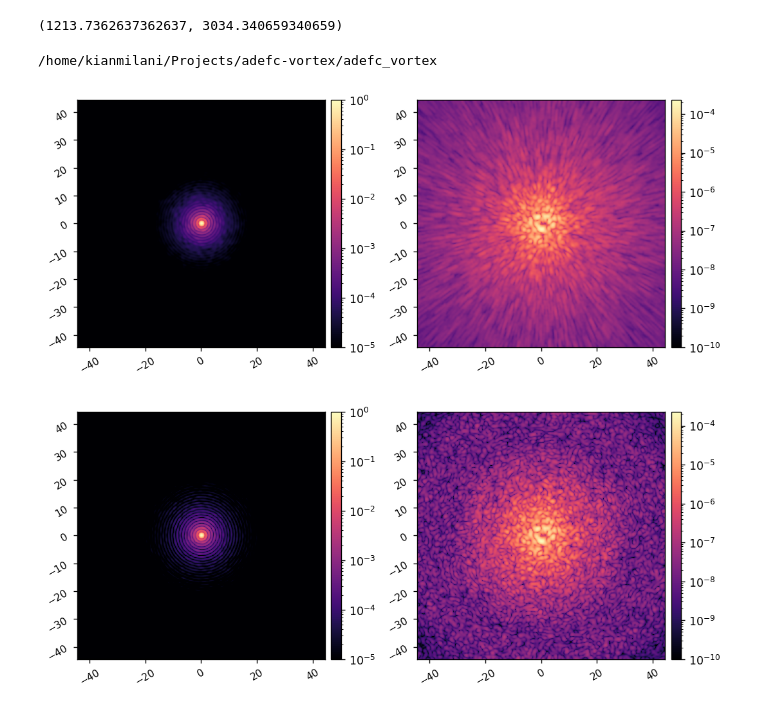
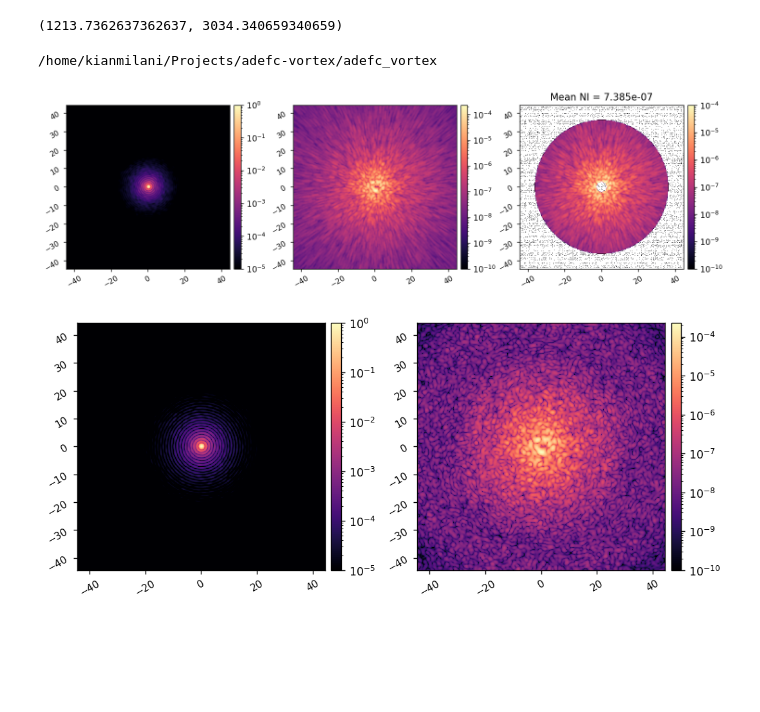
Before and after one commit to kian1377/aefc-vortex, a Jupyter notebook: fresnel-sims/efc_bb_96.ipynb, the cells around one changed output. Drawn from its saved outputs; the diff is of its cells as text; code cells hidden in the pictures; blank space fills up the shorter version.

```diff
--- a/fresnel-sims/efc_bb_96.ipynb
+++ b/fresnel-sims/efc_bb_96.ipynb
@@ -87,36 +87,49 @@ reload(fresnel)
 # I = fresnel.CORO(
 #     dm1_gains=1 + 0.02*xp.random.randn(96,96),
 #     dm2_gains=1 + 0.02*xp.random.randn(96,96),
 #     inf_fun_coupling=0.17,
 #     dm1_shift=np.array([100, 25 ])*u.um,
 #     dm2_shift=np.array([-25, -100 ])*u.um,
 #     lyot_shift=np.array([-50, -50 ])*u.um,
 #     # dm1_ref=dm1_flat,
 # )
 I = fresnel.CORO(
     dm1_gains=1 + 0.02*xp.random.randn(96,96),
     dm2_gains=1 + 0.02*xp.random.randn(96,96),
     inf_fun_coupling=0.17,
     dm1_shift=np.array([75, 75 ])*u.um,
     dm2_shift=np.array([-75, -75 ])*u.um,
     lyot_shift=np.array([-75, 75 ])*u.um,
     # dm1_ref=dm1_flat,
 )
 I.use_opds = True
 I.bandpasses = bandpasses
 
 I.use_vortex = False
 ref_psf = I.snap()
 I.Imax_ref = xp.max(ref_psf)
 ref_psf /= I.Imax_ref
 I.use_vortex = True
 ref_coro_im = I.snap()
 
-imshow2(ref_psf, ref_coro_im,
-        pxscl=I.psf_pixelscale_lamDc, lognorm=True, vmin1=1e-5, vmin2=1e-10)
+reload(utils)
+I.reset_dms()
+iwa = 3
+owa = 36
+rot = 0
+control_mask = utils.create_annular_focal_plane_mask(I.npsf, I.psf_pixelscale_lamDc, irad=iwa, orad=owa, edge=None, rotation=rot)
+# control_mask = utils.create_annular_focal_plane_mask(I.npsf, I.psf_pixelscale_lamDc, irad=iwa, orad=owa, edge=iwa, rotation=rot)
+mean_ni0 = xp.mean(ref_coro_im[control_mask])
+
+imshow3(
+    ref_psf, ref_coro_im, ref_coro_im*control_mask,
+    '', '', f'Mean NI = {mean_ni0:.3e}',
+    pxscl=I.psf_pixelscale_lamDc,
+    lognorm=True, vmin1=1e-5, vmin2=1e-10, vmin3=1e-10,
+)
 # %% [output]
 /home/kianmilani/Projects/adefc-vortex/adefc_vortex
-[figure, old version]
+[figure, new version]
 # %%
 reload(fraunhofer)
 M = fraunhofer.MODEL()
```
Also changed, not shown: parts of 15 cells of this notebook, 3 other files.
